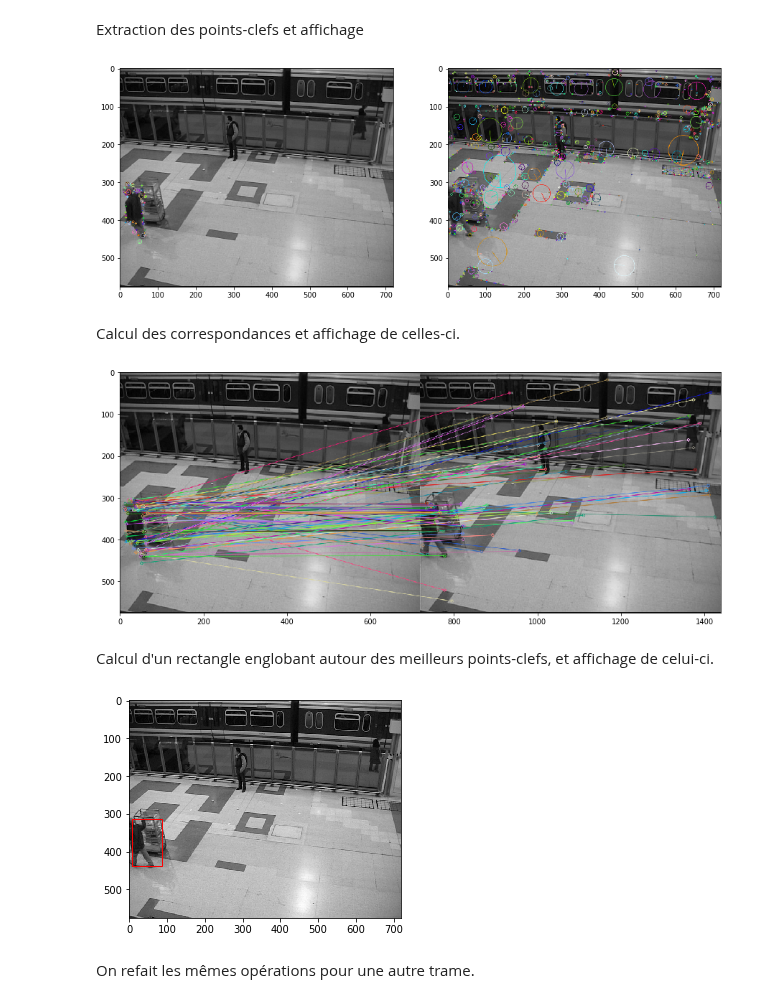
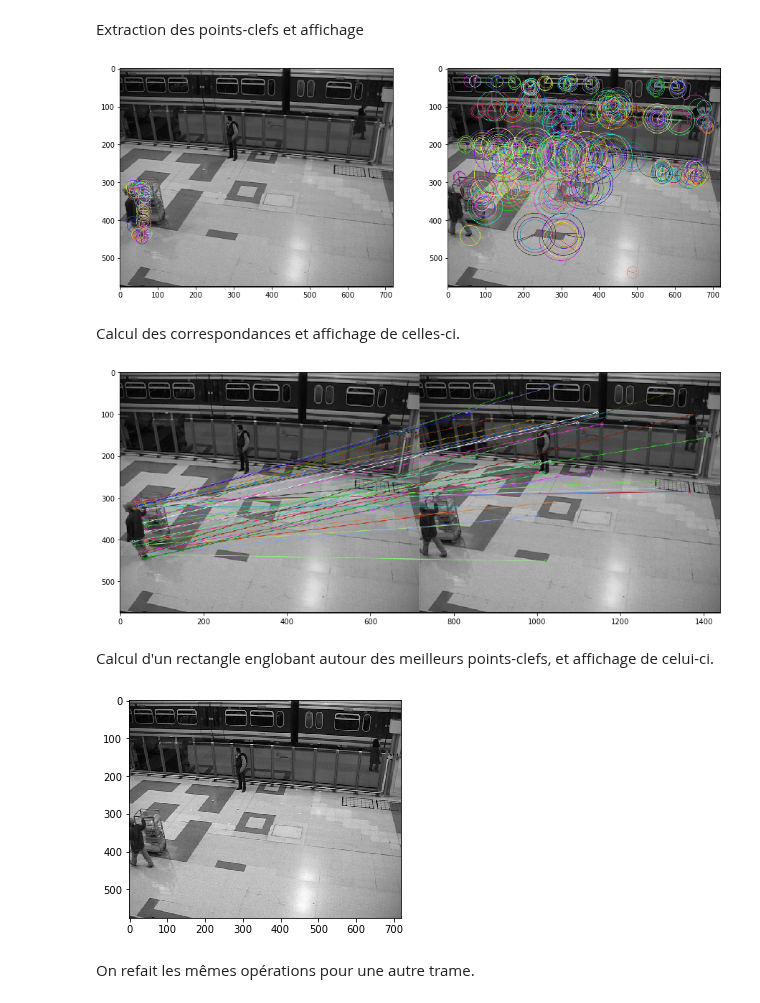
Before and after one commit to gabilodeau/INF6804, a Jupyter notebook: Suivi par points.ipynb, the cells around one changed output. Cells and saved outputs as stored; diff of their text form; code cells hidden in the pictures.

```diff
--- a/Suivi par points.ipynb
+++ b/Suivi par points.ipynb
@@ -38,19 +38,19 @@ plt.show()
 # %% [markdown]
 Extraction des points-clefs et affichage
 # %%
-sift = cv2.xfeatures2d.SIFT_create()
-kp1, des1 = sift.detectAndCompute(image1, mask = mask)
-kp2, des2 = sift.detectAndCompute(image2, None)
+orb = cv2.ORB_create()
+kp1, des1 = orb.detectAndCompute(image1, mask = mask)
+kp2, des2 = orb.detectAndCompute(image2, None)
 
 imageout1 = cv2.drawKeypoints(image1,kp1,None,flags=cv2.DRAW_MATCHES_FLAGS_DRAW_RICH_KEYPOINTS)
 imageout2 = cv2.drawKeypoints(image2,kp2,None,flags=cv2.DRAW_MATCHES_FLAGS_DRAW_RICH_KEYPOINTS)
 
 f, axarr = plt.subplots(1, 2, figsize=(15,15))
 axarr[0].imshow(imageout1,cmap = plt.get_cmap('gray'))
 axarr[1].imshow(imageout2,cmap = plt.get_cmap('gray'))
 plt.show()
 # %% [output]
-[figure, old version]
+[figure, new version]
 # %% [markdown]
 Calcul des correspondances et affichage de celles-ci.
 # %%
@@ -61,7 +61,7 @@ imageout3 = cv2.drawMatches(image1,kp1,image2,kp2,correspondances, None, flags =
 plt.imshow(imageout3)
 plt.show()
 # %% [output]
-[figure, old version]
+[figure, new version]
 # %% [markdown]
 Calcul d'un rectangle englobant autour des meilleurs points-clefs, et affichage de celui-ci.
 # %%
@@ -90,7 +90,7 @@ rect = patches.Rectangle((xmin,ymin),xmax-xmin,ymax-ymin,linewidth=1,edgecolor='
 ax.add_patch(rect)
 plt.show()
 # %% [output]
-[figure, old version]
+[figure, new version]
 # %% [markdown]
 On refait les mêmes opérations pour une autre trame.
 # %%
```
Also changed, not shown: parts of 3 cells of this notebook, 16 other files.
